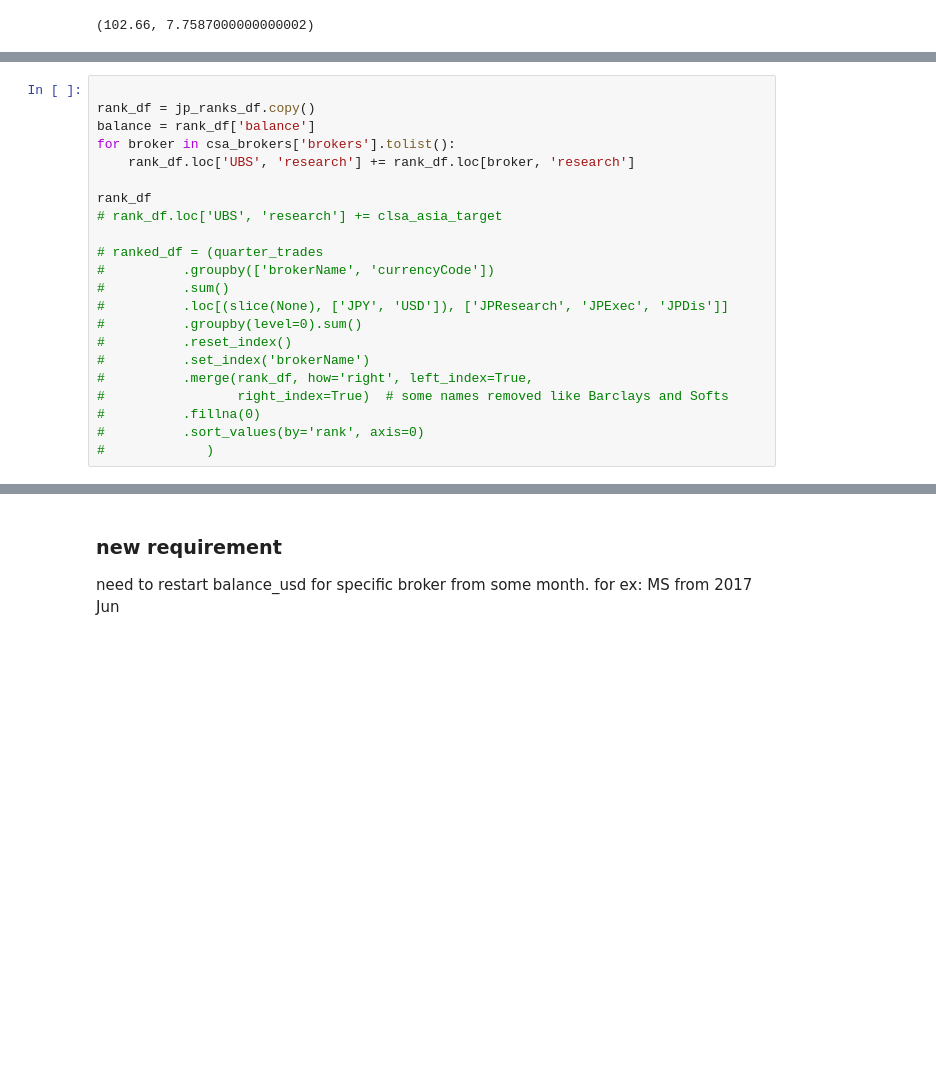
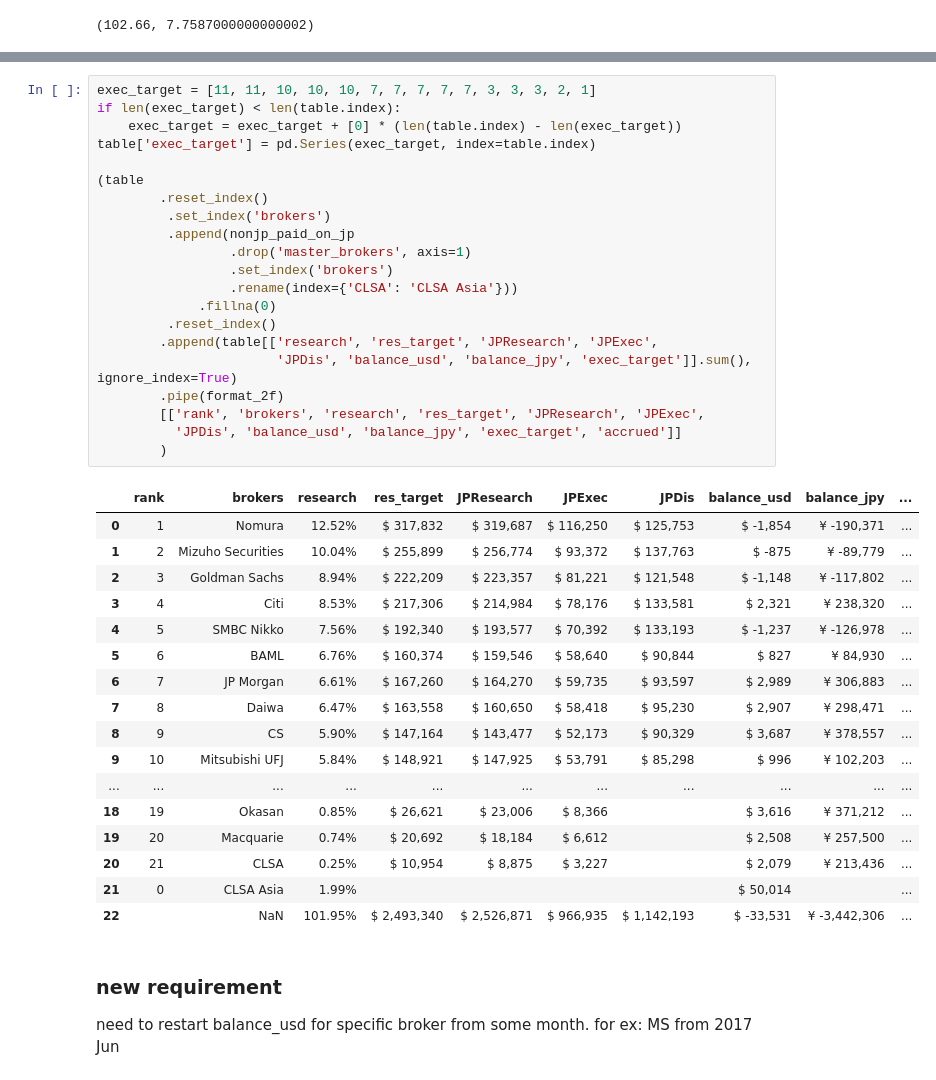
Before and after one commit to vico/web_monitor, a Jupyter notebook: notebooks/Commission.ipynb, the cells around one changed output, grey strips where cells are left out. Drawn from its saved outputs; the diff is of its cells as text; blank space fills up the shorter version.

Commit message:
Finished including CSA broker list from DB.

```diff
--- a/notebooks/Commission.ipynb
+++ b/notebooks/Commission.ipynb
@@ -391,22 +418,0 @@ csa_brokers[csa_brokers['region'] == 'Japan']['brokers'].tolist()
-# %%
-
-rank_df = jp_ranks_df.copy()
-balance = rank_df['balance']
-for broker in csa_brokers['brokers'].tolist():
-    rank_df.loc['UBS', 'research'] += rank_df.loc[broker, 'research']
-
-rank_df
-# rank_df.loc['UBS', 'research'] += clsa_asia_target
-
-# ranked_df = (quarter_trades
-#          .groupby(['brokerName', 'currencyCode'])
-#          .sum()
-#          .loc[(slice(None), ['JPY', 'USD']), ['JPResearch', 'JPExec', 'JPDis']]
-#          .groupby(level=0).sum()
-#          .reset_index()
-#          .set_index('brokerName')
-#          .merge(rank_df, how='right', left_index=True,
-#                 right_index=True)  # some names removed like Barclays and Softs
-#          .fillna(0)
-#          .sort_values(by='rank', axis=0)
-#             )
@@ -460,3 +501,42 @@ rank_df
+# %%
+exec_target = [11, 11, 10, 10, 10, 7, 7, 7, 7, 7, 3, 3, 3, 2, 1]
+if len(exec_target) < len(table.index):
+    exec_target = exec_target + [0] * (len(table.index) - len(exec_target))
+table['exec_target'] = pd.Series(exec_target, index=table.index)
+
+(table
+        .reset_index()
+         .set_index('brokers')
+         .append(nonjp_paid_on_jp
+                 .drop('master_brokers', axis=1)
+                 .set_index('brokers')
+                 .rename(index={'CLSA': 'CLSA Asia'}))
+             .fillna(0)
+         .reset_index()
+        .append(table[['research', 'res_target', 'JPResearch', 'JPExec',
+                       'JPDis', 'balance_usd', 'balance_jpy', 'exec_target']].sum(), ignore_index=True)
+        .pipe(format_2f)
+        [['rank', 'brokers', 'research', 'res_target', 'JPResearch', 'JPExec',
+          'JPDis', 'balance_usd', 'balance_jpy', 'exec_target', 'accrued']]
+        )
+# %% [output]
+|  | rank | brokers | research | res_target | JPResearch | JPExec | JPDis | balance_usd | balance_jpy | ... |
+| 0 | 1 | Nomura | 12.52% | $ 317,832 | $ 319,687 | $ 116,250 | $ 125,753 | $ -1,854 | ¥ -190,371 | ... |
+| 1 | 2 | Mizuho Securities | 10.04% | $ 255,899 | $ 256,774 | $ 93,372 | $ 137,763 | $ -875 | ¥ -89,779 | ... |
+| 2 | 3 | Goldman Sachs | 8.94% | $ 222,209 | $ 223,357 | $ 81,221 | $ 121,548 | $ -1,148 | ¥ -117,802 | ... |
+| 3 | 4 | Citi | 8.53% | $ 217,306 | $ 214,984 | $ 78,176 | $ 133,581 | $ 2,321 | ¥ 238,320 | ... |
+| 4 | 5 | SMBC Nikko | 7.56% | $ 192,340 | $ 193,577 | $ 70,392 | $ 133,193 | $ -1,237 | ¥ -126,978 | ... |
+| 5 | 6 | BAML | 6.76% | $ 160,374 | $ 159,546 | $ 58,640 | $ 90,844 | $ 827 | ¥ 84,930 | ... |
+| 6 | 7 | JP Morgan | 6.61% | $ 167,260 | $ 164,270 | $ 59,735 | $ 93,597 | $ 2,989 | ¥ 306,883 | ... |
+| 7 | 8 | Daiwa | 6.47% | $ 163,558 | $ 160,650 | $ 58,418 | $ 95,230 | $ 2,907 | ¥ 298,471 | ... |
+| 8 | 9 | CS | 5.90% | $ 147,164 | $ 143,477 | $ 52,173 | $ 90,329 | $ 3,687 | ¥ 378,557 | ... |
+| 9 | 10 | Mitsubishi UFJ | 5.84% | $ 148,921 | $ 147,925 | $ 53,791 | $ 85,298 | $ 996 | ¥ 102,203 | ... |
+| ... | ... | ... | ... | ... | ... | ... | ... | ... | ... | ... |
+| 18 | 19 | Okasan | 0.85% | $ 26,621 | $ 23,006 | $ 8,366 |  | $ 3,616 | ¥ 371,212 | ... |
+| 19 | 20 | Macquarie | 0.74% | $ 20,692 | $ 18,184 | $ 6,612 |  | $ 2,508 | ¥ 257,500 | ... |
+| 20 | 21 | CLSA | 0.25% | $ 10,954 | $ 8,875 | $ 3,227 |  | $ 2,079 | ¥ 213,436 | ... |
+| 21 | 0 | CLSA Asia | 1.99% |  |  |  |  | $ 50,014 |  | ... |
+| 22 |  | NaN | 101.95% | $ 2,493,340 | $ 2,526,871 | $ 966,935 | $ 1,142,193 | $ -33,531 | ¥ -3,442,306 | ... |
 # %% [markdown]
 ### new requirement
 need to restart balance_usd for specific broker from some month. for ex: MS from 2017 Jun
```
Also changed, not shown: parts of 27 cells of this notebook, 4 other files.
